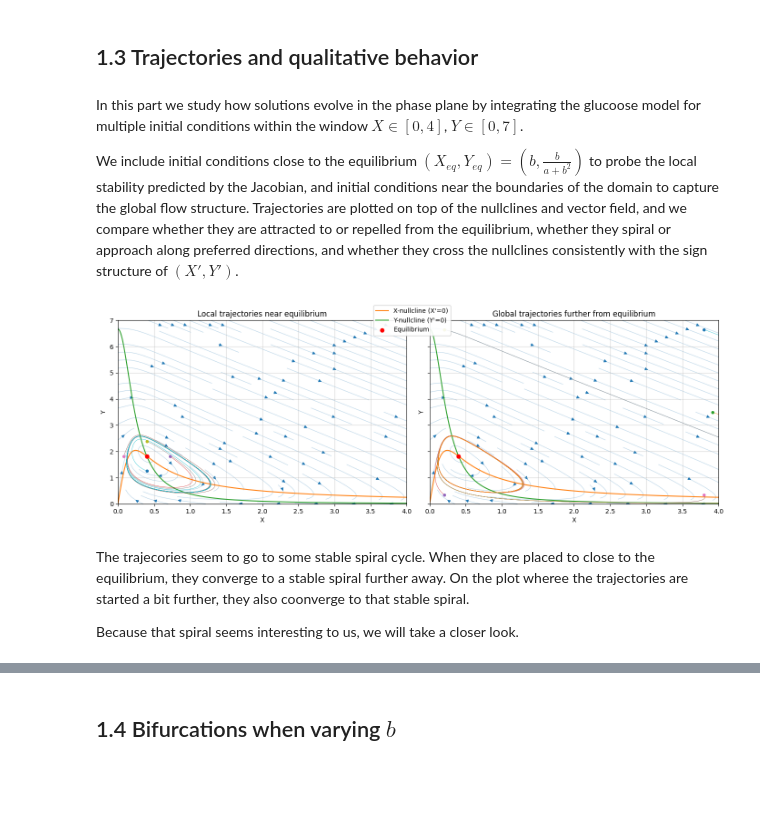
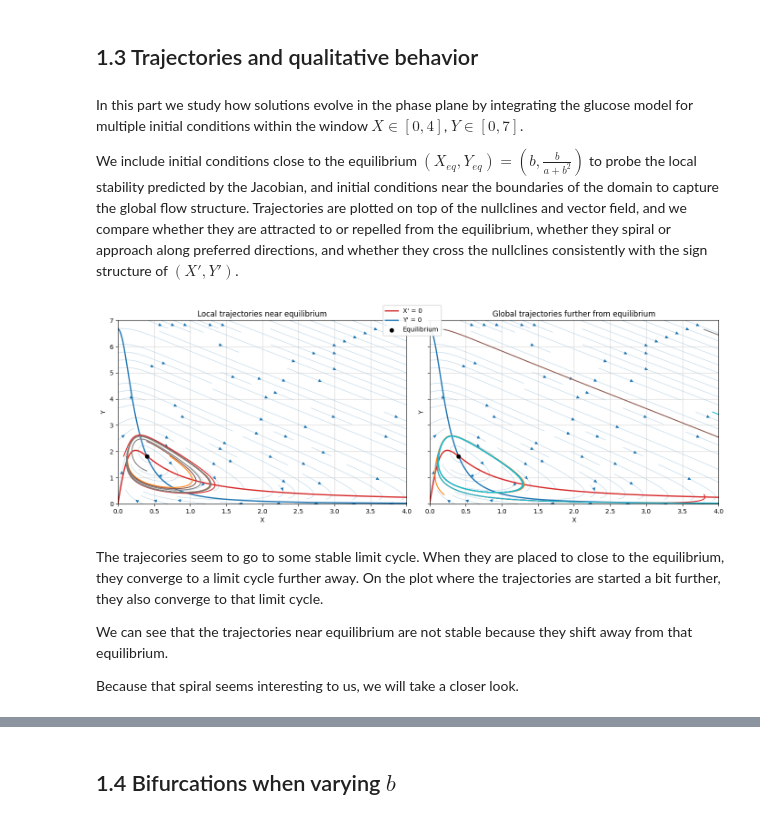
Before and after one commit to trcools/2e-bachelor-Fysica, a Jupyter notebook: Biophysics/Examen/Exam-part-1/finals-part-1.ipynb, the cells around one changed output, grey strips where cells are left out. Cells and saved outputs as stored; diff of their text form; code cells hidden in the pictures; blank space fills up the shorter version.

```diff
--- a/Biophysics/Examen/Exam-part-1/finals-part-1.ipynb
+++ b/Biophysics/Examen/Exam-part-1/finals-part-1.ipynb
@@ -137,15 +128,17 @@ The eigenvalues at equilibrium are $(0.12 + 0.45i)$ and $(0.12 - 0.45i )$, thus
 # %% [markdown]
 ## 1.3 Trajectories and qualitative behavior
 # %% [markdown]
-In this part we study how solutions evolve in the phase plane by integrating the glucoose model for multiple initial conditions within the window $X\in[0,4]$, $Y\in[0,7]$.
+In this part we study how solutions evolve in the phase plane by integrating the glucose model for multiple initial conditions within the window $X\in[0,4]$, $Y\in[0,7]$.
 
  We include initial conditions close to the equilibrium $(X_{eq},Y_{eq})=\left(b,\frac{b}{a+b^2}\right)$ to probe the local stability predicted by the Jacobian, and initial conditions near the boundaries of the domain to capture the global flow structure. Trajectories are plotted on top of the nullclines and vector field, and we compare whether they are attracted to or repelled from the equilibrium, whether they spiral or approach along preferred directions, and whether they cross the nullclines consistently with the sign structure of $(X',Y')$.
 # %%
-glucose.plot_2glucose_trajectories(arrows=0, t_span=(0,60), t_eval_n=5000,)
+glucose.plot_2glucose_trajectories(t_span=(0,60), t_eval_n=5000)
 # %% [output]
-[figure, old version]
+[figure, new version]
 # %% [markdown]
-The trajecories seem to go to some stable spiral cycle. When they are placed to close to the equilibrium, they converge to a stable spiral further away. On the plot wheree the trajectories are started a bit further, they also coonverge to that stable spiral.
+The trajecories seem to go to some stable limit cycle. When they are placed to close to the equilibrium, they converge to a limit cycle further away. On the plot where the trajectories are started a bit further, they also converge to that limit cycle.
+
+We can see that the trajectories near equilibrium are not stable because they shift away from that equilibrium.
 
 Because that spiral seems interesting to us, we will take a closer look.
 # %%
```
Also changed, not shown: parts of 15 cells of this notebook, 3 other files.
